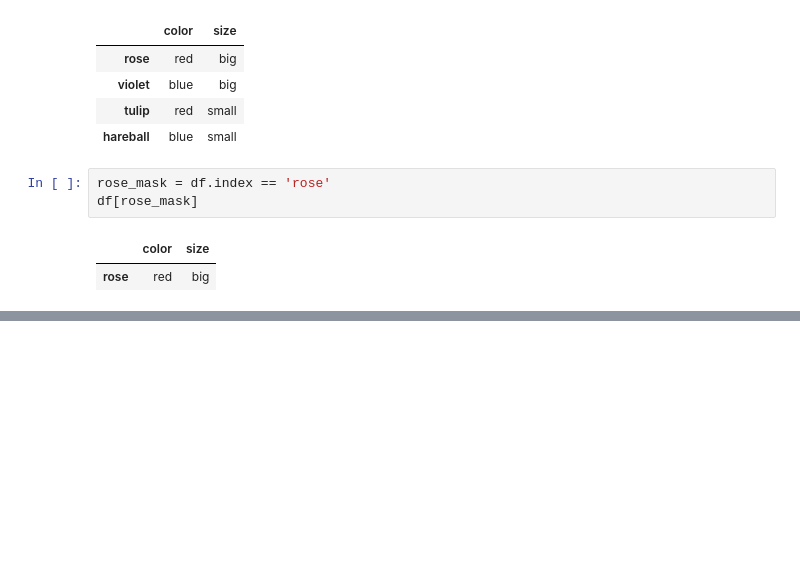
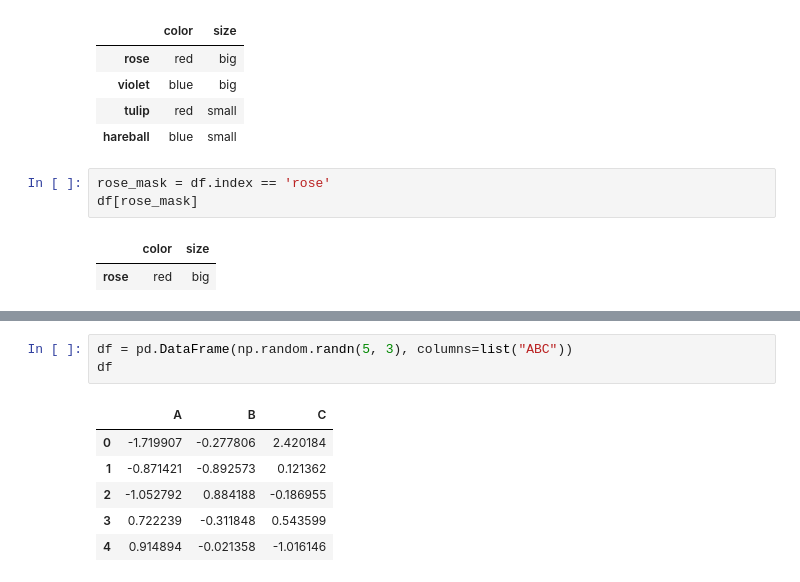
Before and after one commit to antonioIannotta/python-tutorial, a Jupyter notebook: pandas/Pandas.ipynb, the cells around one changed output, grey strips where cells are left out. Cells and saved outputs as stored; diff of their text form; blank space fills up the shorter version.

```diff
--- a/pandas/Pandas.ipynb
+++ b/pandas/Pandas.ipynb
@@ -92,0 +169,10 @@ df[rose_mask]
+# %%
+df = pd.DataFrame(np.random.randn(5, 3), columns=list("ABC"))
+df
+# %% [output]
+|  | A | B | C |
+| 0 | -1.719907 | -0.277806 | 2.420184 |
+| 1 | -0.871421 | -0.892573 | 0.121362 |
+| 2 | -1.052792 | 0.884188 | -0.186955 |
+| 3 | 0.722239 | -0.311848 | 0.543599 |
+| 4 | 0.914894 | -0.021358 | -1.016146 |
```
Also changed, not shown: parts of 10 cells of this notebook.
